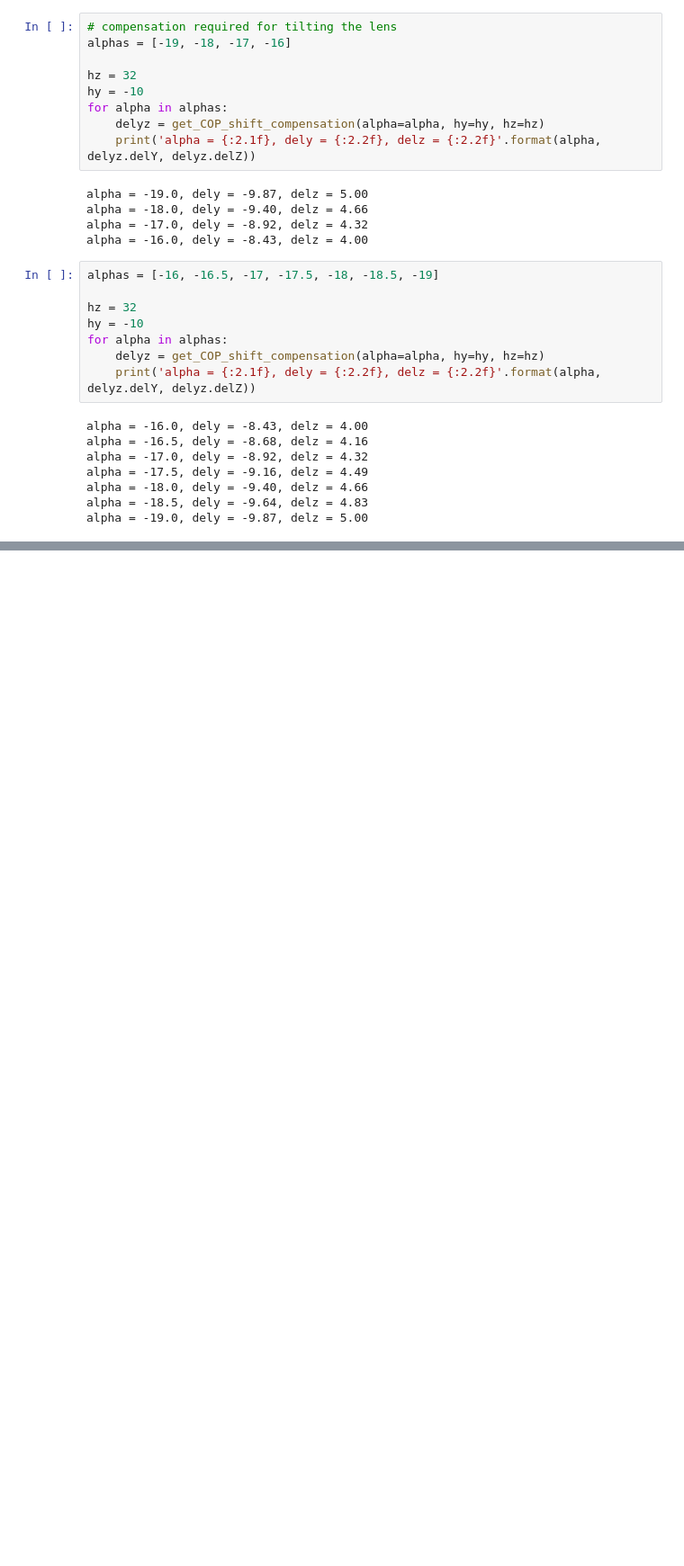
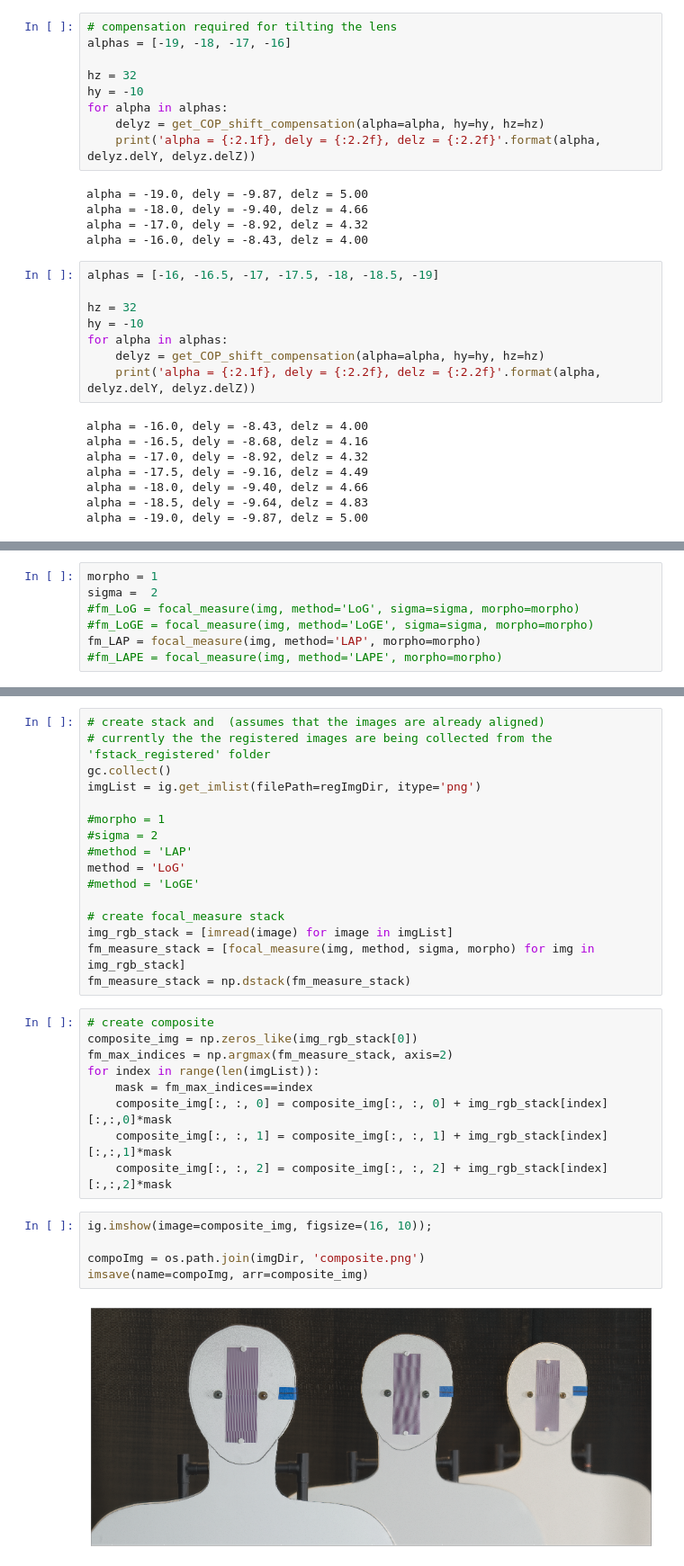
Before and after one commit to indranilsinharoy/phd-artifacts, a Jupyter notebook: chapters/chapter05_extending_imaging_volume/experiment/Angular_focus_stacking_experiment.ipynb, the cells around one changed output, grey strips where cells are left out. Shown at 90% size. Cells and saved outputs as stored; diff of their text form; blank space fills up the shorter version.

```diff
--- a/chapters/chapter05_extending_imaging_volume/experiment/Angular_focus_stacking_experiment.ipynb
+++ b/chapters/chapter05_extending_imaging_volume/experiment/Angular_focus_stacking_experiment.ipynb
@@ -289,0 +623,7 @@ alpha = -19.0, dely = -9.87, delz = 5.00
+# %%
+morpho = 1
+sigma =  2
+#fm_LoG = focal_measure(img, method='LoG', sigma=sigma, morpho=morpho)
+#fm_LoGE = focal_measure(img, method='LoGE', sigma=sigma, morpho=morpho)
+fm_LAP = focal_measure(img, method='LAP', morpho=morpho)
+#fm_LAPE = focal_measure(img, method='LAPE', morpho=morpho)
@@ -289,0 +642,32 @@ alpha = -19.0, dely = -9.87, delz = 5.00
+# %%
+# create stack and  (assumes that the images are already aligned)
+# currently the the registered images are being collected from the 'fstack_registered' folder
+gc.collect()
+imgList = ig.get_imlist(filePath=regImgDir, itype='png')
+
+#morpho = 1
+#sigma = 2
+#method = 'LAP'
+method = 'LoG'
+#method = 'LoGE'
+
+# create focal_measure stack
+img_rgb_stack = [imread(image) for image in imgList]
+fm_measure_stack = [focal_measure(img, method, sigma, morpho) for img in img_rgb_stack]
+fm_measure_stack = np.dstack(fm_measure_stack)
+# %%
+# create composite
+composite_img = np.zeros_like(img_rgb_stack[0])
+fm_max_indices = np.argmax(fm_measure_stack, axis=2)
+for index in range(len(imgList)):
+    mask = fm_max_indices==index
+    composite_img[:, :, 0] = composite_img[:, :, 0] + img_rgb_stack[index][:,:,0]*mask
+    composite_img[:, :, 1] = composite_img[:, :, 1] + img_rgb_stack[index][:,:,1]*mask
+    composite_img[:, :, 2] = composite_img[:, :, 2] + img_rgb_stack[index][:,:,2]*mask
+# %%
+ig.imshow(image=composite_img, figsize=(16, 10));
+
+compoImg = os.path.join(imgDir, 'composite.png')
+imsave(name=compoImg, arr=composite_img)
+# %% [output]
+[figure, added]
```
Also changed, not shown: parts of 49 cells of this notebook, 23 other files.
